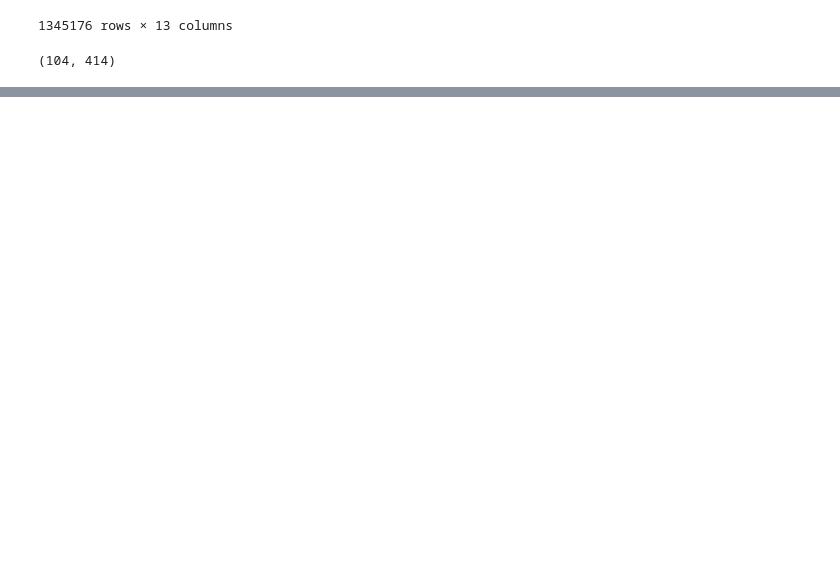
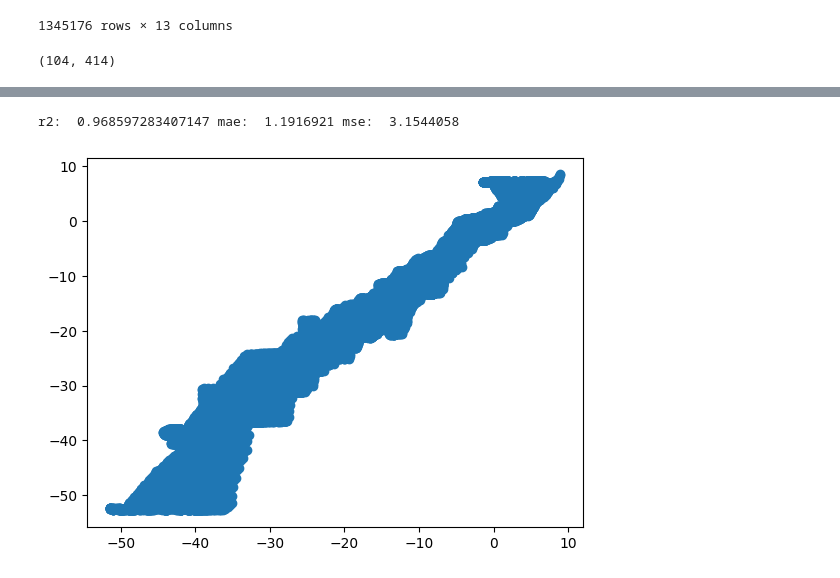
Before and after one commit to ericfonseca95/kmk, a Jupyter notebook: notebooks/LSTM_PRETRAIN.ipynb, the cells around one changed output, grey strips where cells are left out. Drawn from its saved outputs; the diff is of its cells as text; code cells hidden in the pictures; blank space fills up the shorter version.

```diff
--- a/notebooks/LSTM_PRETRAIN.ipynb
+++ b/notebooks/LSTM_PRETRAIN.ipynb
@@ -247,10 +296,13 @@ print('r2: ', r2, 'mae: ', mae, 'mse: ', mse)
 # %%
-pred = model(test_data.X.to('cuda')).detach().cpu().numpy().reshape(-1,1)
-y_test = test_data.Y.detach().cpu().numpy().reshape(-1,1)
+pred = model(torch.from_numpy(test_data.X[0:n]).float().to('cuda')).detach().cpu().numpy().reshape(-1,1)
+y_test = torch.from_numpy(test_data.Y[0:n]).float().detach().cpu().numpy().reshape(-1,1)
 plt.scatter(pred, y_test)
 r2 = r2_score(y_test, pred)
 mae = mean_absolute_error(y_test, pred)
 mse = mean_squared_error(y_test, pred)
 print('r2: ', r2, 'mae: ', mae, 'mse: ', mse)
+# %% [output]
+r2:  0.968597283407147 mae:  1.1916921 mse:  3.1544058
+[figure, added]
 # %%
 # plot a sample of the data
```
Also changed, not shown: parts of 15 cells of this notebook, 2 other files.
